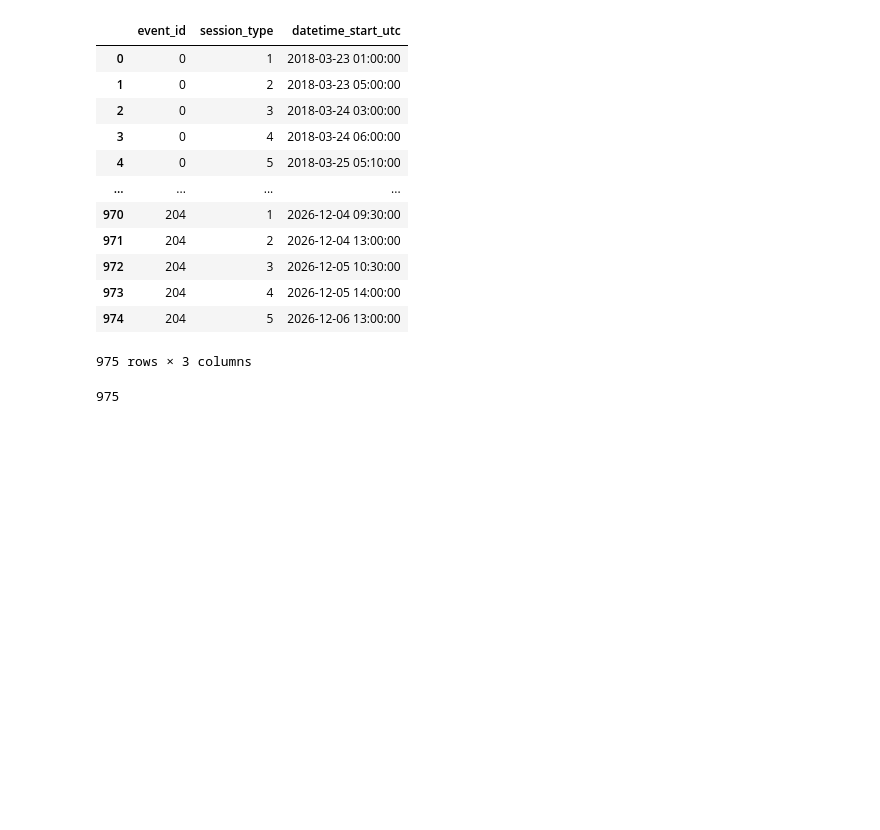
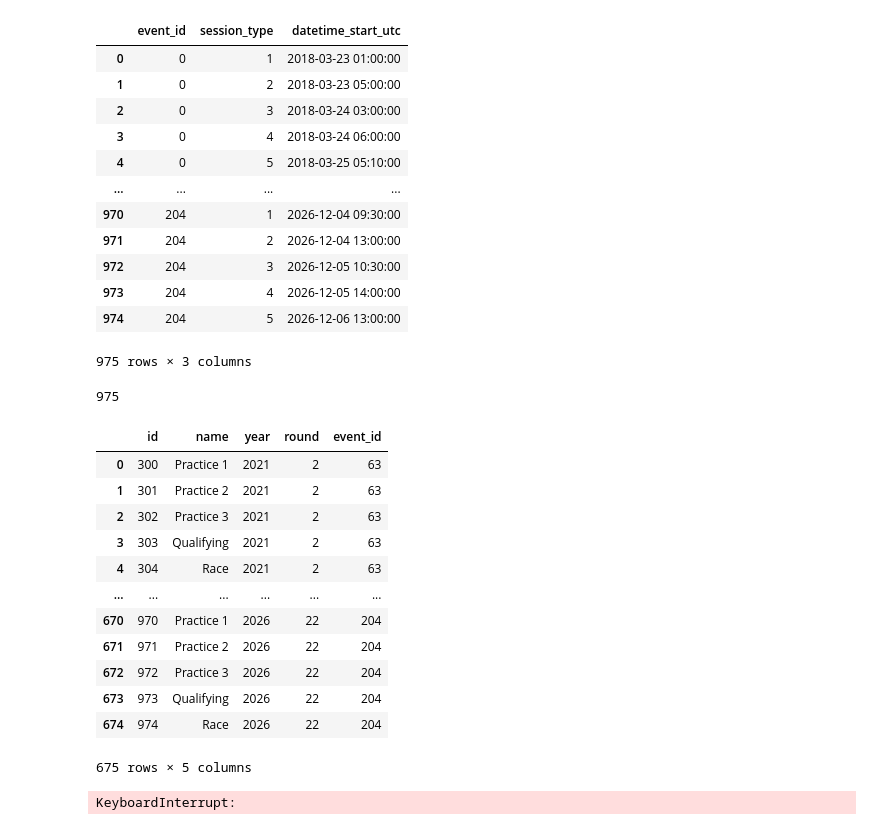
Before and after one commit to maximakhmin/f1pace, a Jupyter notebook: parser/event_parser.ipynb, the cells around one changed output. Cells and saved outputs as stored; diff of their text form; code cells hidden in the pictures; blank space fills up the shorter version.

```diff
--- a/parser/event_parser.ipynb
+++ b/parser/event_parser.ipynb
@@ -232,3 +250,58 @@ sessions_df
 sessions_df.to_sql("sessions", engine, if_exists='append', index=True, index_label="id")
 # %% [output]
 975
+# %%
+import pandas as pd
+
+sessions = pd.read_sql(f"SELECT s.id, st.name, e.year, e.round, s.event_id FROM sessions s JOIN events e ON s.event_id = e.id JOIN session_types st ON s.session_type=st.id WHERE s.id>299", engine)
+sessions
+# %% [output]
+|  | id | name | year | round | event_id |
+| 0 | 300 | Practice 1 | 2021 | 2 | 63 |
+| 1 | 301 | Practice 2 | 2021 | 2 | 63 |
+| 2 | 302 | Practice 3 | 2021 | 2 | 63 |
+| 3 | 303 | Qualifying | 2021 | 2 | 63 |
+| 4 | 304 | Race | 2021 | 2 | 63 |
+| ... | ... | ... | ... | ... | ... |
+| 670 | 970 | Practice 1 | 2026 | 22 | 204 |
+| 671 | 971 | Practice 2 | 2026 | 22 | 204 |
+| 672 | 972 | Practice 3 | 2026 | 22 | 204 |
+| 673 | 973 | Qualifying | 2026 | 22 | 204 |
+| 674 | 974 | Race | 2026 | 22 | 204 |
+675 rows × 5 columns
+# %%
+import time
+import fastf1
+
+fastf1.logger.set_log_level('ERROR')
+
+i = 0
+while i < len(sessions):
+    session_id = sessions.loc[i, "id"]
+    year = sessions.loc[i, "year"]
+    round = sessions.loc[i, "round"]
+    type = sessions.loc[i, "name"]
+
+    i += 1
+
+    if type in ("Race", "Sprint"):
+        try:
+            num_laps = None
+            fastf1_session = fastf1.get_session(year, round, type)
+            fastf1_session.load(laps=True)
+
+            num_laps = fastf1_session.total_laps
+
+            with engine.connect() as connection:
+                connection.execute(text(f"UPDATE sessions SET total_laps={num_laps} WHERE id={session_id}"))
+                connection.commit()
+            print(f"Обновлено session_id={session_id}")
+
+        except fastf1.exceptions.DataNotLoadedError as e:
+            print(e)
+        except fastf1.exceptions.RateLimitExceededError as e:
+            i -= 1
+            print("RateLimitExceededError")
+            time.sleep(300)
+# %% [output]
+KeyboardInterrupt:
```
Also changed, not shown: parts of 4 cells of this notebook, 4 other files.
